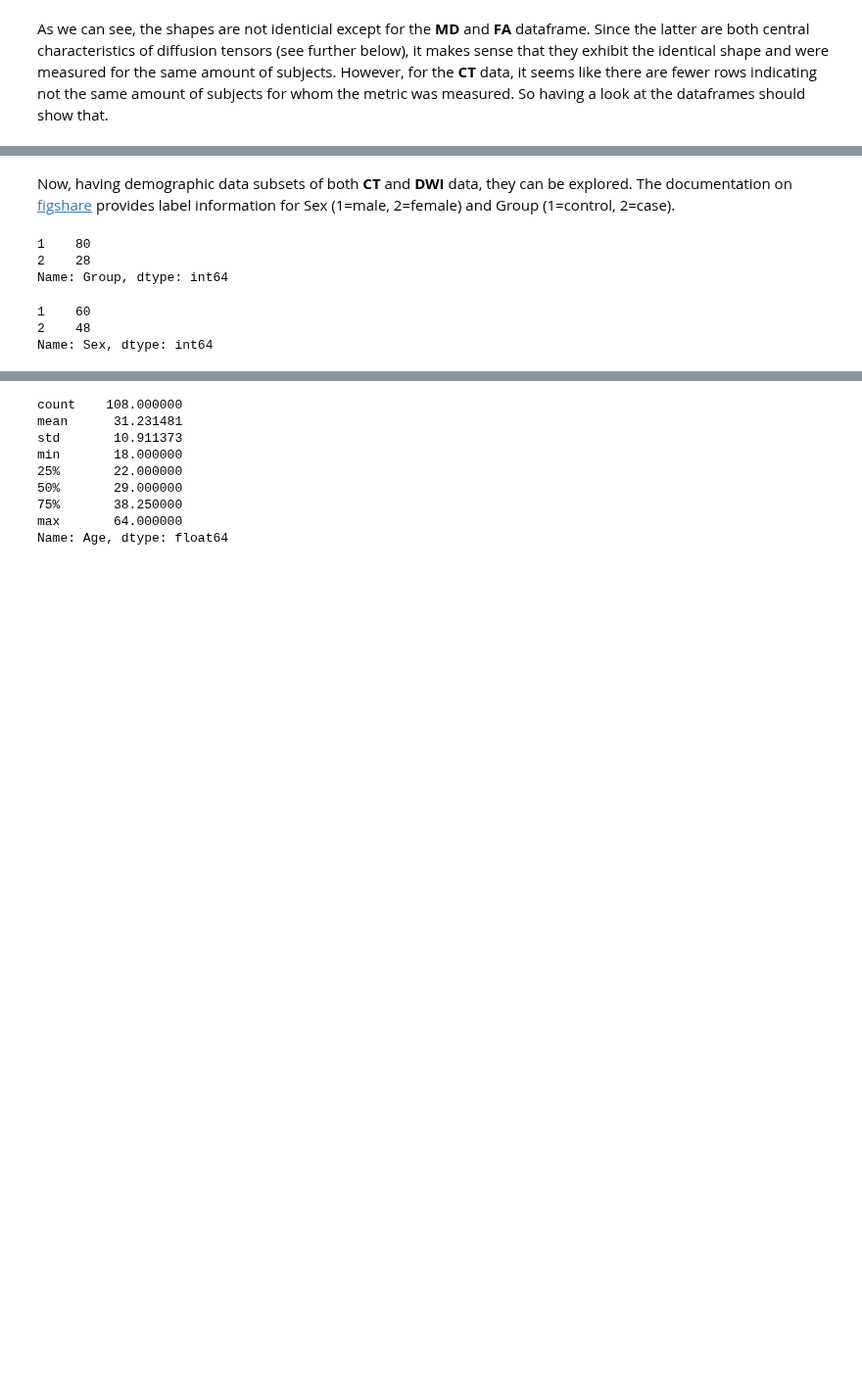
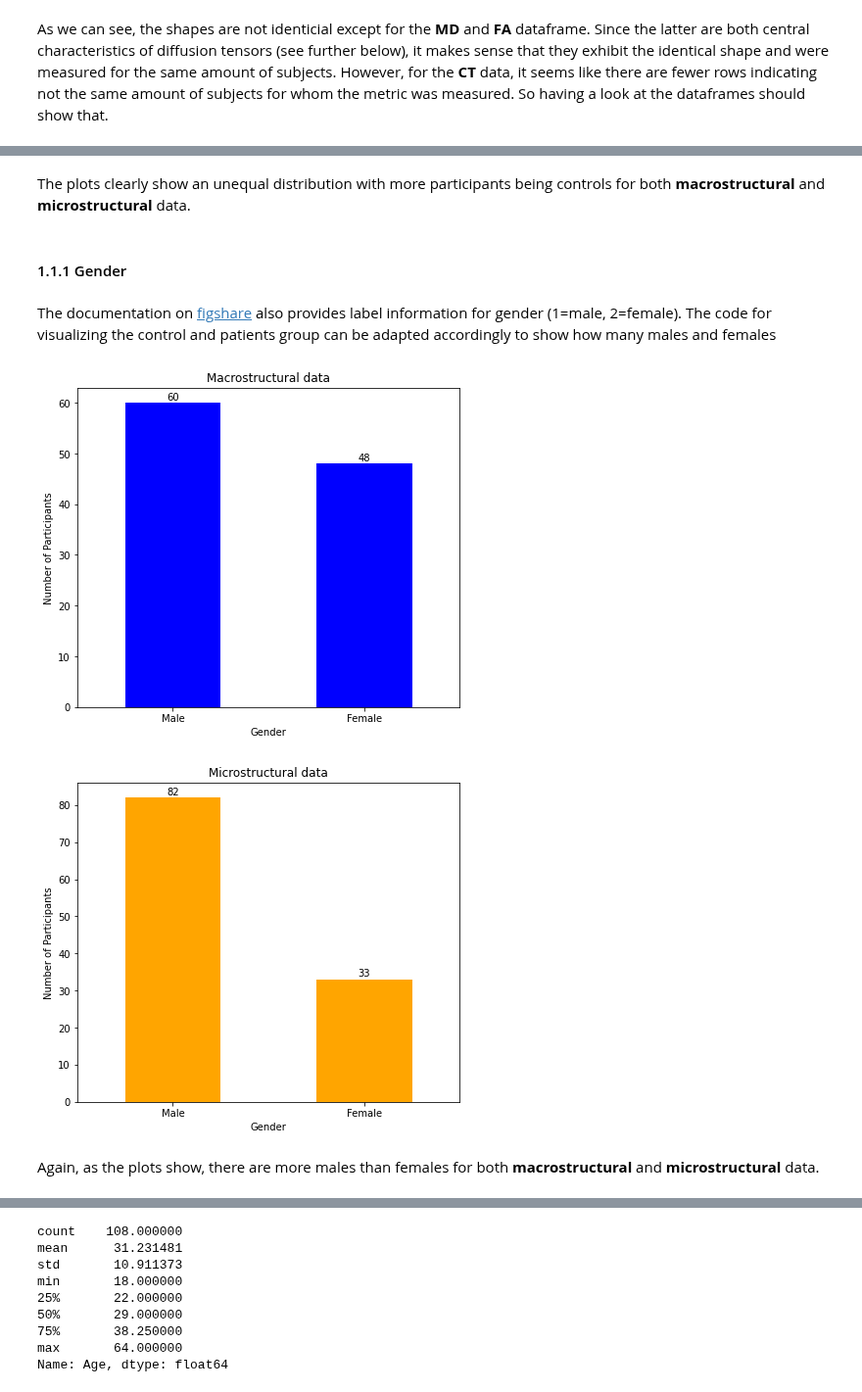
Before and after one commit to mello-y/MSc5_research_project, a Jupyter notebook: content/code/Data_exploration.ipynb, the cells around one changed output, grey strips where cells are left out. Shown at 98% size. Cells and saved outputs as stored; diff of their text form; code cells hidden in the pictures; blank space fills up the shorter version.

```diff
--- a/content/code/Data_exploration.ipynb
+++ b/content/code/Data_exploration.ipynb
@@ -157,16 +182,46 @@ For the **DWI** data there is a total of N=123 participants.
+# %% [markdown]
+The plots clearly show an unequal distribution with more participants being controls for both **macrostructural** and **microstructural** data.
+# %% [markdown]
+#### 1.1.1 Gender
 # %% [markdown]
-Now, having demographic data subsets of both **CT** and **DWI** data, they can be explored. The documentation on [figshare](https://figshare.com/articles/dataset/Data_for_Functional_MRI_connectivity_accurately_distinguishes_cases_with_psychotic_disorders_from_healthy_controls_based_on_cortical_features_associated_with_brain_network_development_/12361550) provides label information for Sex (1=male, 2=female) and Group (1=control, 2=case).
+The documentation on [figshare](https://figshare.com/articles/dataset/Data_for_Functional_MRI_connectivity_accurately_distinguishes_cases_with_psychotic_disorders_from_healthy_controls_based_on_cortical_features_associated_with_brain_network_development_/12361550) also provides label information for gender (1=male, 2=female). The code for visualizing the control and patients group can be adapted accordingly to show how many males and females
 # %%
-#n of control and patients
-print(demographic_CT['Group'].value_counts())
+Gender_CT = demographic_CT['Sex'].value_counts()
+plt.figure(figsize=(7, 6))
+
+ax = Gender_CT.plot(kind='bar', rot=0, color="blue")
+ax.set_title("Macrostructural data", y = 1)
+ax.set_xlabel('Gender')
+ax.set_ylabel('Number of Participants')
+ax.set_xticklabels(('Male', 'Female'))
+
+
+for rect in ax.patches:
+    y_value = rect.get_height()
+    x_value = rect.get_x() + rect.get_width() / 2
+    space = 1
+    label = format(y_value)
+    ax.annotate(label, (x_value, y_value), xytext=(0, space), textcoords="offset points", ha='center', va='bottom')
+
+Gender_FA = demographic_FA['Sex'].value_counts()
+plt.figure(figsize=(7, 6))
+
+ax = Group_FA.plot(kind='bar', rot=0, color="orange")
+ax.set_title("Microstructural data", y = 1)
+ax.set_xlabel('Gender')
+ax.set_ylabel('Number of Participants')
+ax.set_xticklabels(('Male', 'Female'))
+
+
+for rect in ax.patches:
+    y_value = rect.get_height()
+    x_value = rect.get_x() + rect.get_width() / 2
+    space = 1
+    label = format(y_value)
+    ax.annotate(label, (x_value, y_value), xytext=(0, space), textcoords="offset points", ha='center', va='bottom')
+plt.show()
 # %% [output]
-1    80
-2    28
-Name: Group, dtype: int64
+[figure, added]
+[figure, added]
-# %%
-#n of males and females
-print(demographic_CT['Sex'].value_counts())
-# %% [output]
-1    60
-2    48
-Name: Sex, dtype: int64
+# %% [markdown]
+Again, as the plots show, there are more males than females for both **macrostructural** and **microstructural** data.
```
Also changed, not shown: parts of 55 cells of this notebook.
